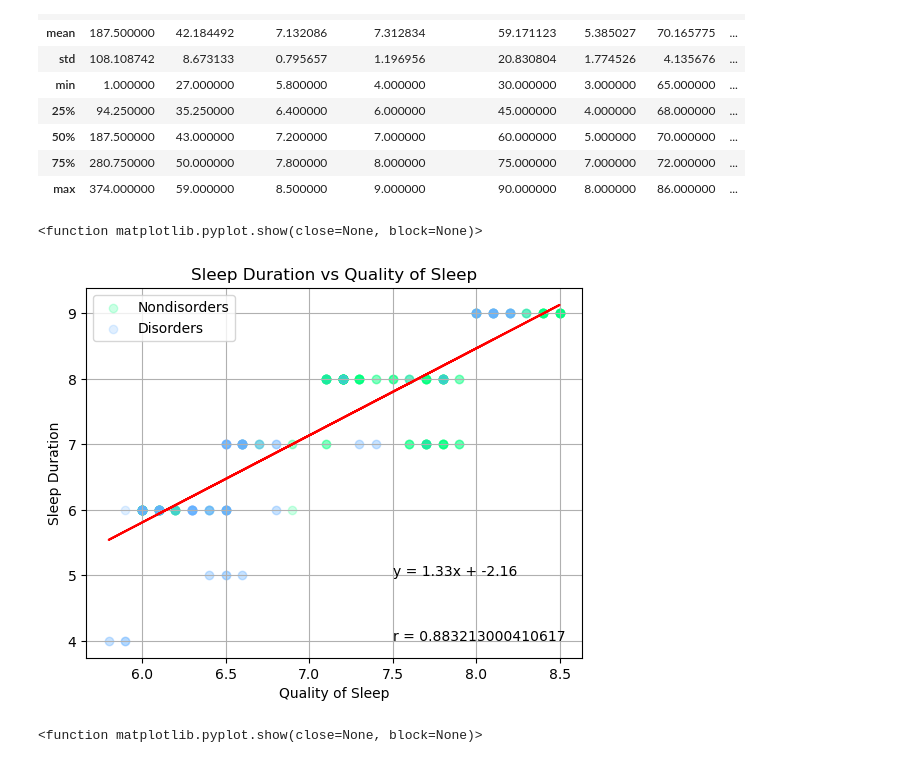
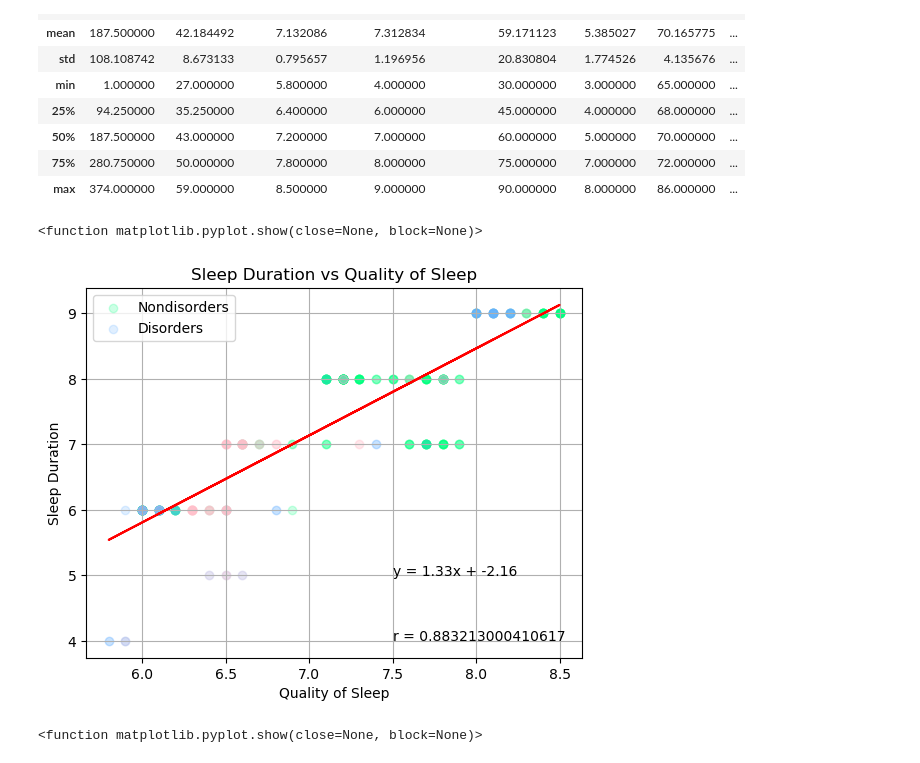
Before and after one commit to ThanhVo626/SleepHealth_EDA, a Jupyter notebook: SleepDuration_Stress_BMI/TV_Sleep.ipynb, the cells around one changed output. Saved outputs shown, nothing was run; the diff lists cells and outputs as text; code cells hidden in the pictures.

```diff
--- a/TV_work.ipynb
+++ b/SleepDuration_Stress_BMI/TV_Sleep.ipynb
@@ -104,34 +106,34 @@ sleep_df.describe()
 # %%
 x = sleep_df['Sleep Duration']
 y = sleep_df['Quality of Sleep']
 (slope, intercept, rvalue, pvalue, stderr) = linregress(x,y)
 regress_values = x * slope + intercept
 line_eq = "y = " + str(round(slope,2)) + "x + " + str(round(intercept,2))
 
 # Duration_Quality = sleep_df[['Sleep Duration','Quality of Sleep']]
 # Duration_Quality = Duration_Quality.set_index("Sleep Duration")
 # plt.scatter(sleep_df['Sleep Duration'],sleep_df['Quality of Sleep'],alpha=.1,color="green")
 plt.scatter(sleep2_df['Sleep Duration'],sleep2_df['Quality of Sleep'],alpha=.2,color="#00FF80")
 plt.scatter(sleep3_df['Sleep Duration'],sleep3_df['Quality of Sleep'],alpha=.2,color="#66B2FF")
-plt.scatter(sleep4_df['Sleep Duration'],sleep4_df['Quality of Sleep'],alpha=.2,color="#66B2FF")
+plt.scatter(sleep4_df['Sleep Duration'],sleep4_df['Quality of Sleep'],alpha=.2,color="pink")
 plt.plot(x,regress_values,"-r")
 plt.annotate(line_eq,(7.5,5))
 plt.annotate(f"r = {rvalue}",(7.5,4))
 plt.legend(["Nondisorders","Disorders"])
 plt.title("Sleep Duration vs Quality of Sleep")
 plt.ylabel("Sleep Duration")
 plt.xlabel("Quality of Sleep")
 plt.grid()
 plt.show
 #Duration of sleep has a strong positive relationship with Quality of sleep.
 #This is support with the linear regrssion line being at r=0.88
 #The graph is also seperated by people with and without sleep disorders.
 # We can see that the majority of people with sleeping disorders have low amounts of sleep and bad quality of sleep.
 #However there are a few people with sleeping disorders that have really high sleeping durations with great quality
 #Majority of nondisorders have a stardard of 7-8 sleep with a 7.5-8 Quality.
 # %% [output]
 <function matplotlib.pyplot.show(close=None, block=None)>
-[figure, old version]
+[figure, new version]
 # %%
 x = sleep_df['Sleep Duration']
 y = sleep_df['Stress Level']
```
Also changed, not shown: parts of 5 cells of this notebook, 5 other files.
